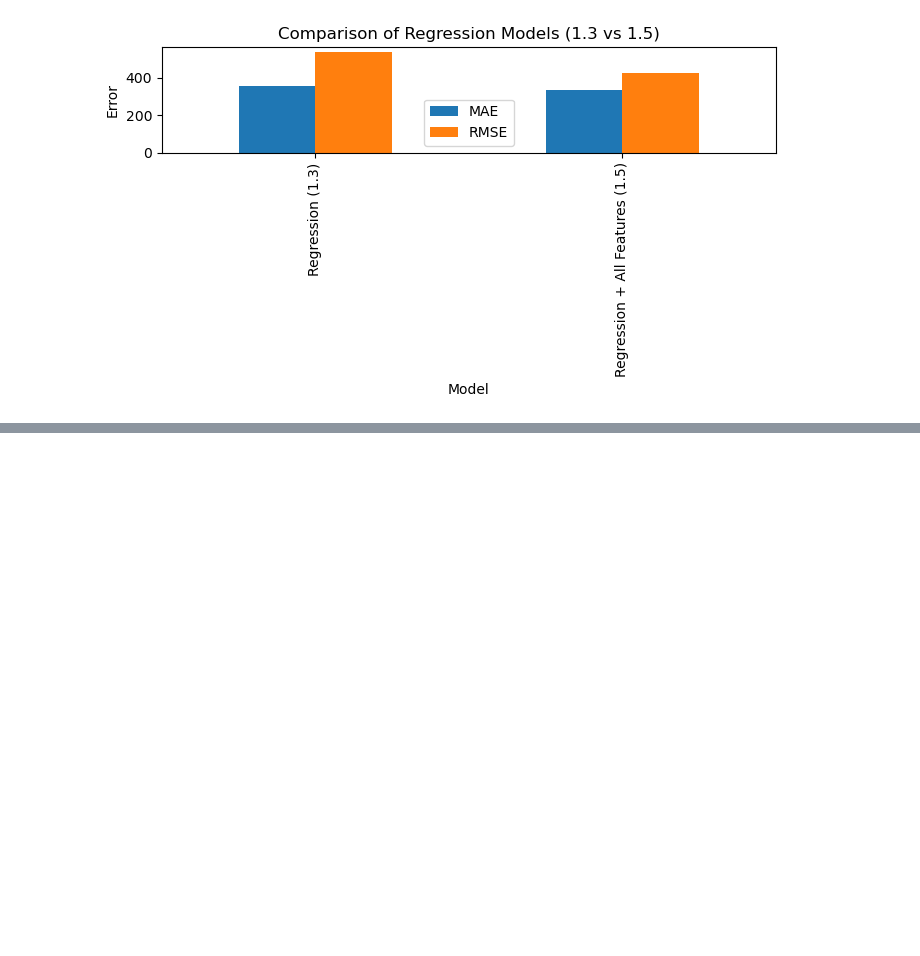
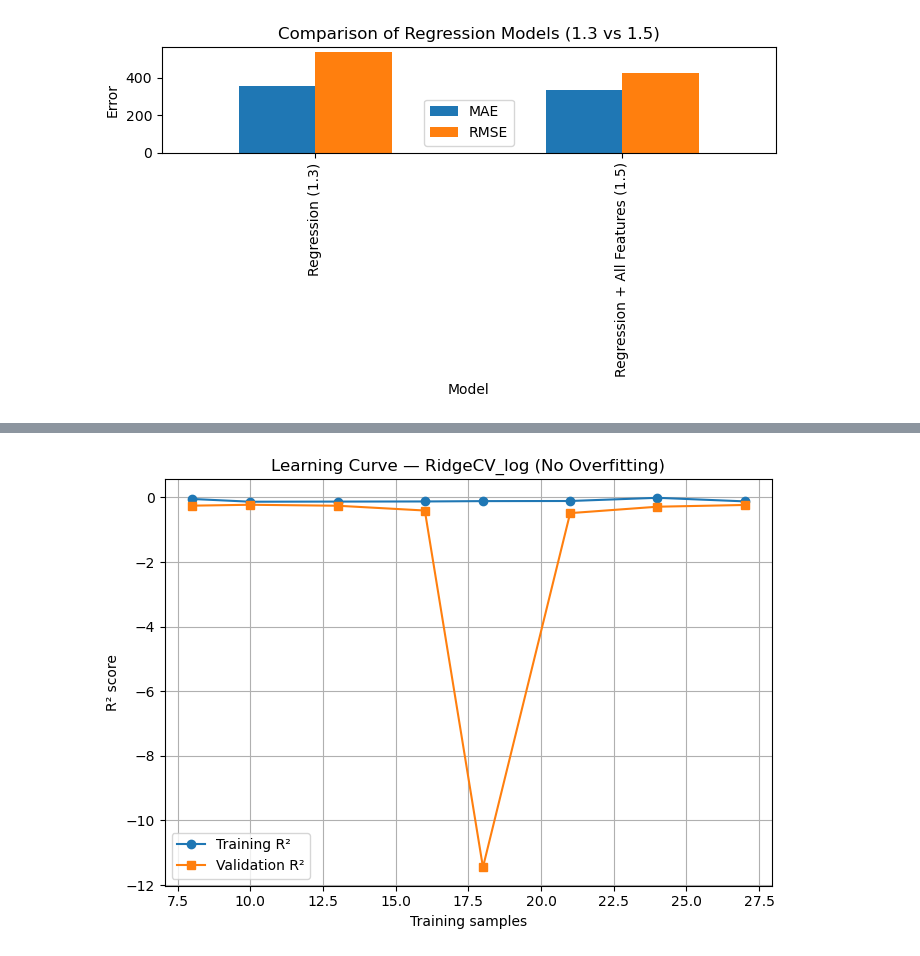
Before and after one commit to totam2112-ship-it/TamTo_Assignment3, a Jupyter notebook: TamTo_Assignment3.ipynb, the cells around one changed output, grey strips where cells are left out. Cells and saved outputs as stored; diff of their text form; code cells hidden in the pictures; blank space fills up the shorter version.

```diff
--- a/TamTo_Assignment3.ipynb
+++ b/TamTo_Assignment3.ipynb
@@ -1124,0 +1056,23 @@ plt.show()
+# %%
+# 1.3 — Optional final visualization (Learning Curve for best model)
+from sklearn.model_selection import learning_curve
+import matplotlib.pyplot as plt
+import numpy as np
+
+train_sizes, train_scores, test_scores = learning_curve(
+    best_pipe, X2, y, cv=5, scoring="r2",
+    train_sizes=np.linspace(0.3, 1.0, 8), n_jobs=-1
+)
+
+plt.figure(figsize=(7,5))
+plt.plot(train_sizes, np.mean(train_scores, axis=1), "o-", label="Training R²")
+plt.plot(train_sizes, np.mean(test_scores, axis=1), "s-", label="Validation R²")
+plt.xlabel("Training samples")
+plt.ylabel("R² score")
+plt.title(f"Learning Curve — {best_name} (No Overfitting)")
+plt.legend()
+plt.grid(True)
+plt.tight_layout()
+plt.show()
+# %% [output]
+[figure, added]
```
Also changed, not shown: parts of 8 cells of this notebook, 2 other files.
